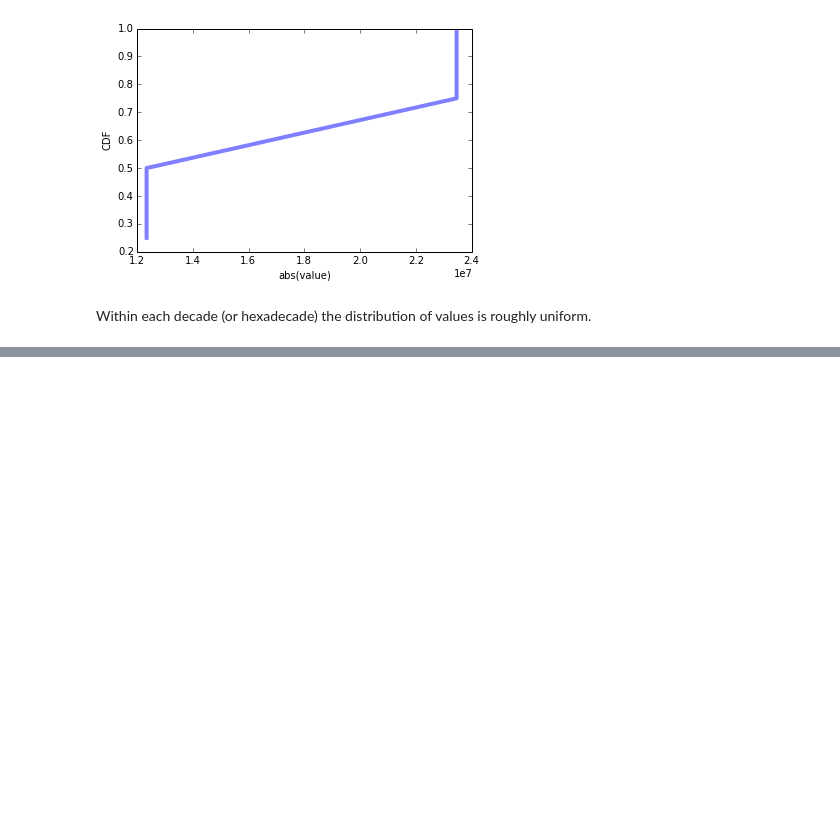
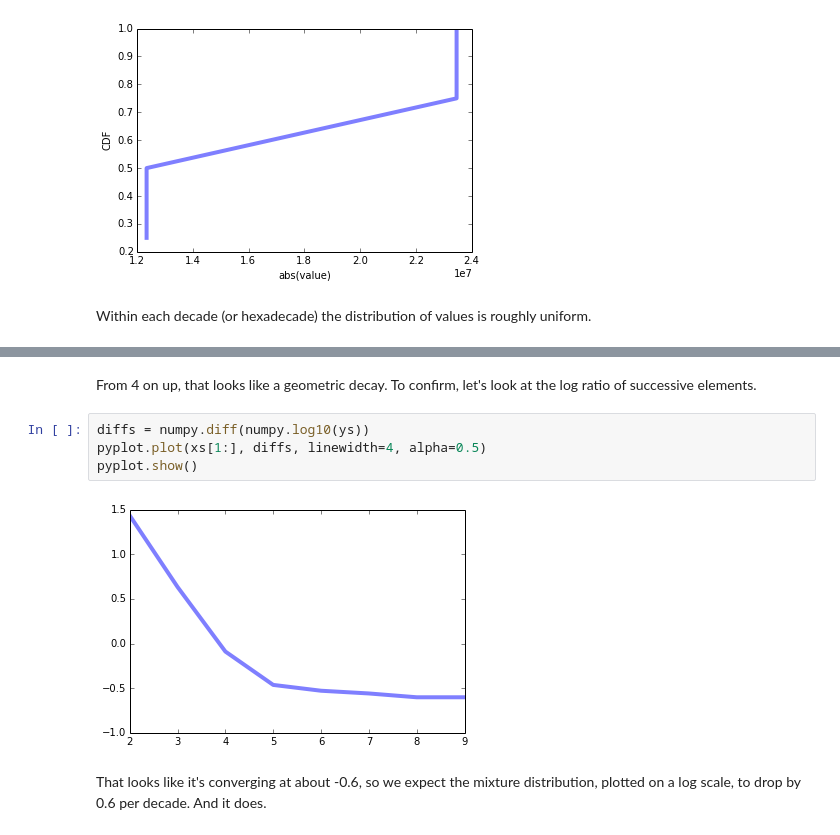
Before and after one commit to AllenDowney/ThinkStats2, a Jupyter notebook: code/puzzle1.ipynb, the cells around one changed output, grey strips where cells are left out. Saved outputs shown, nothing was run; the diff lists cells and outputs as text; blank space fills up the shorter version.

```diff
--- a/code/puzzle1.ipynb
+++ b/code/puzzle1.ipynb
@@ -356,0 +356,10 @@ def invert_dict(forward):
+# %% [markdown]
+From 4 on up, that looks like a geometric decay.  To confirm, let's look at the log ratio of successive elements.
+# %%
+diffs = numpy.diff(numpy.log10(ys))
+pyplot.plot(xs[1:], diffs, linewidth=4, alpha=0.5)
+pyplot.show()
+# %% [output]
+[figure, added]
+# %% [markdown]
+That looks like it's converging at about -0.6, so we expect the mixture distribution, plotted on a log scale, to drop by 0.6 per decade.  And it does.
```
Also changed, not shown: parts of 5 cells of this notebook.
